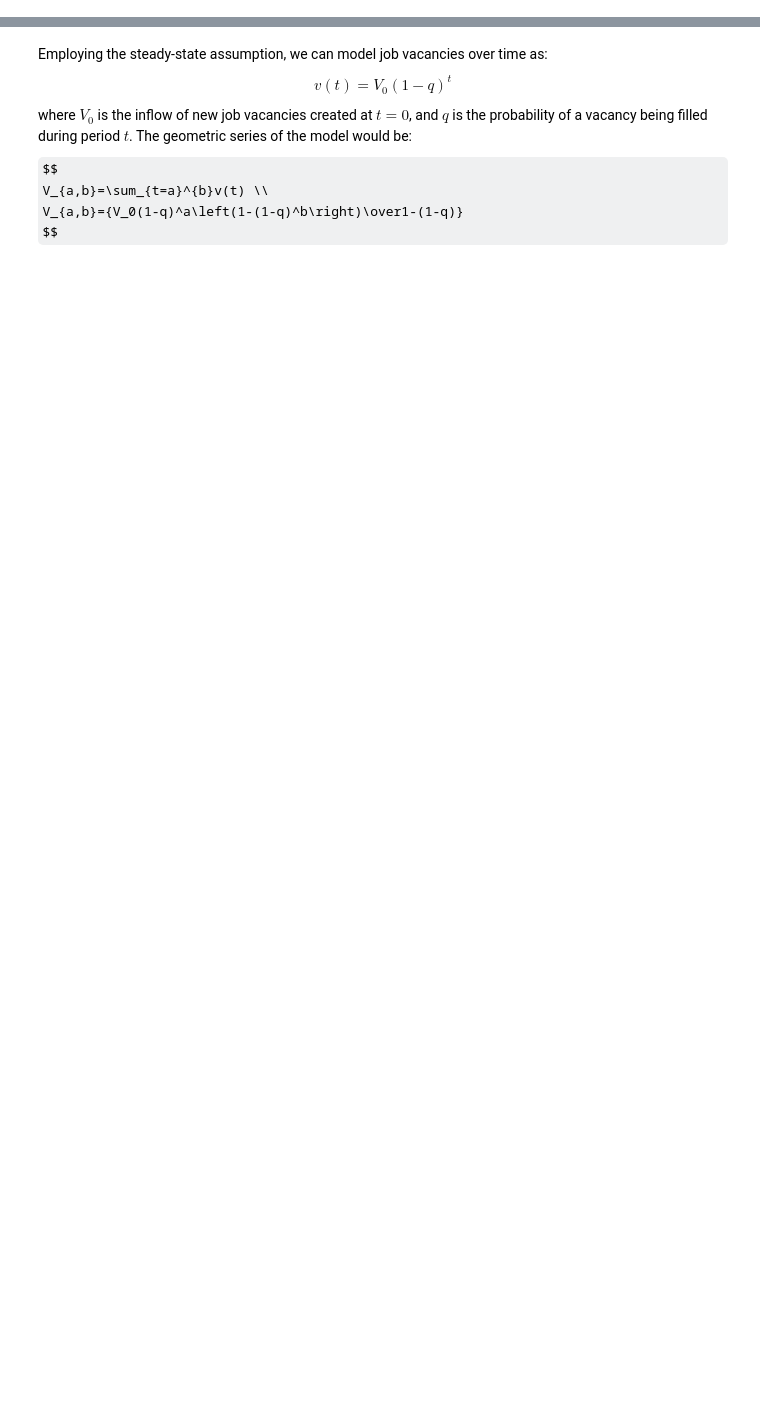
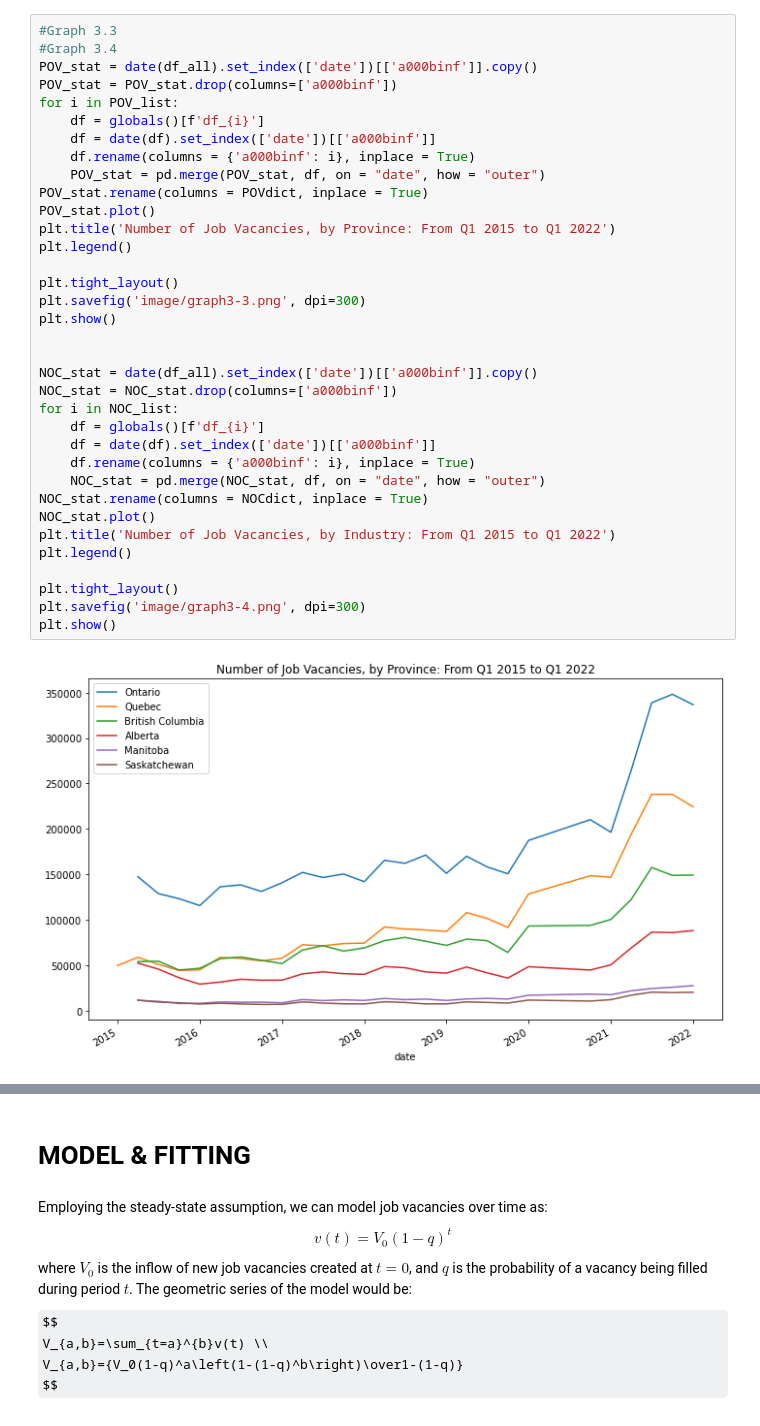
Before and after one commit to YanliangZhu/MAPaper, a Jupyter notebook: code.ipynb, the cells around one changed output, grey strips where cells are left out. Saved outputs shown, nothing was run; the diff lists cells and outputs as text; some formulas as TeX source; blank space fills up the shorter version.

```diff
--- a/code.ipynb
+++ b/code.ipynb
@@ -82,0 +163,37 @@ VacancyCharacteristics = POV_list + NOC_list
+# %%
+#Graph 3.3
+#Graph 3.4
+POV_stat = date(df_all).set_index(['date'])[['a000binf']].copy()
+POV_stat = POV_stat.drop(columns=['a000binf'])
+for i in POV_list:
+    df = globals()[f'df_{i}']
+    df = date(df).set_index(['date'])[['a000binf']]
+    df.rename(columns = {'a000binf': i}, inplace = True)
+    POV_stat = pd.merge(POV_stat, df, on = "date", how = "outer")
+POV_stat.rename(columns = POVdict, inplace = True)
+POV_stat.plot()
+plt.title('Number of Job Vacancies, by Province: From Q1 2015 to Q1 2022')
+plt.legend()
+
+plt.tight_layout()
+plt.savefig('image/graph3-3.png', dpi=300)
+plt.show()
+
+
+NOC_stat = date(df_all).set_index(['date'])[['a000binf']].copy()
+NOC_stat = NOC_stat.drop(columns=['a000binf'])
+for i in NOC_list:
+    df = globals()[f'df_{i}']
+    df = date(df).set_index(['date'])[['a000binf']]
+    df.rename(columns = {'a000binf': i}, inplace = True)
+    NOC_stat = pd.merge(NOC_stat, df, on = "date", how = "outer")
+NOC_stat.rename(columns = NOCdict, inplace = True)
+NOC_stat.plot()
+plt.title('Number of Job Vacancies, by Industry: From Q1 2015 to Q1 2022')
+plt.legend()
+
+plt.tight_layout()
+plt.savefig('image/graph3-4.png', dpi=300)
+plt.show()
+# %% [output]
+[figure, added]
@@ -83,3 +201,5 @@ VacancyCharacteristics = POV_list + NOC_list
+# %% [markdown]
+# MODEL & FITTING
 # %% [markdown]
 Employing the steady-state assumption, we can model job vacancies over time as:
 $$
```
Also changed, not shown: parts of 68 cells of this notebook.
